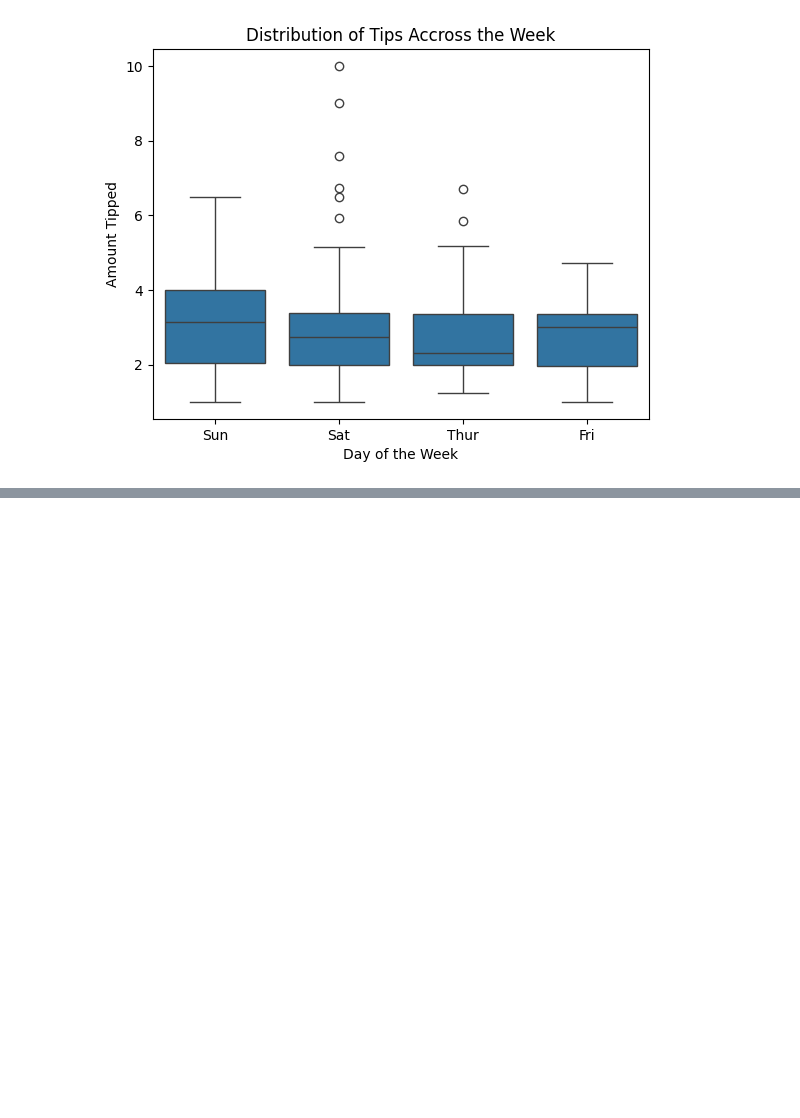
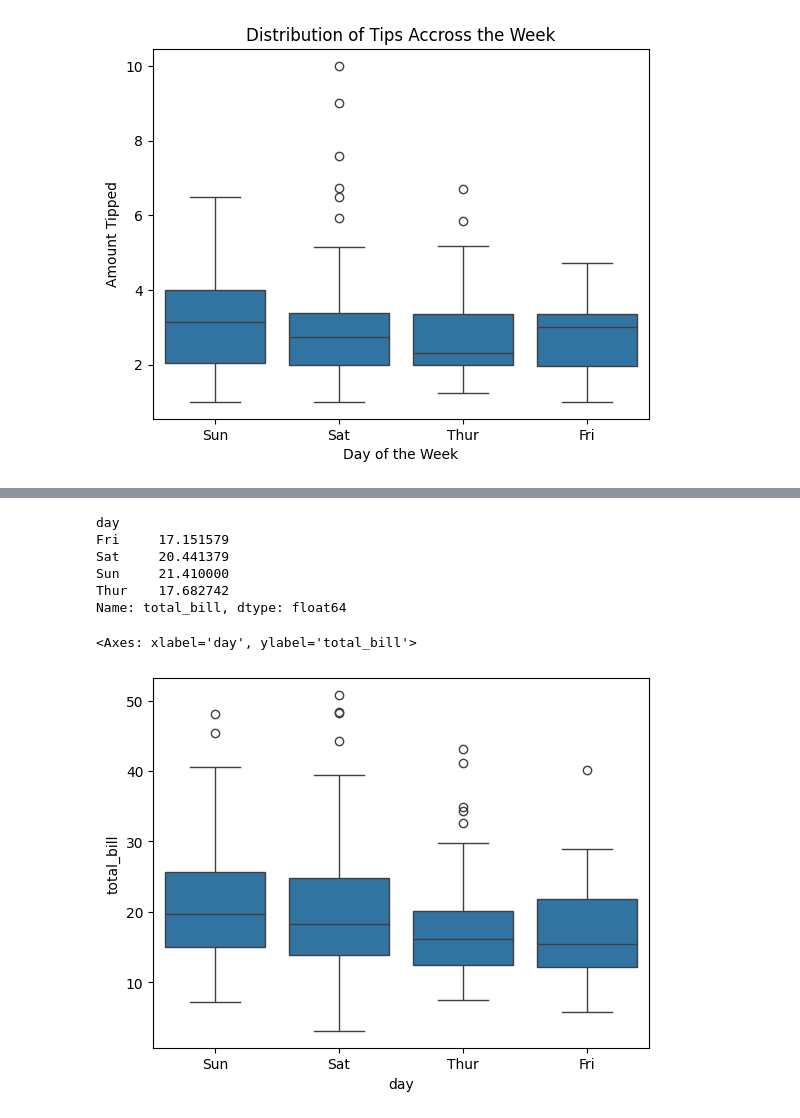
Before and after one commit to mut-rogers/tipsEDA, a Jupyter notebook: tips.ipynb, the cells around one changed output, grey strips where cells are left out. Saved outputs shown, nothing was run; the diff lists cells and outputs as text; code cells hidden in the pictures; blank space fills up the shorter version.

```diff
--- a/tips.ipynb
+++ b/tips.ipynb
@@ -100,0 +114,15 @@ Text(0.5, 0, 'Day of the Week')
+# %%
+# What is the distribution of total_bill over the week
+tips_dataset.groupby("day").total_bill.agg("mean")
+# %% [output]
+day
+Fri     17.151579
+Sat     20.441379
+Sun     21.410000
+Thur    17.682742
+Name: total_bill, dtype: float64
+# %%
+sns.boxplot(tips_dataset, x="day", y="total_bill")
+# %% [output]
+<Axes: xlabel='day', ylabel='total_bill'>
+[figure, added]
```
Also changed, not shown: parts of 4 cells of this notebook.
